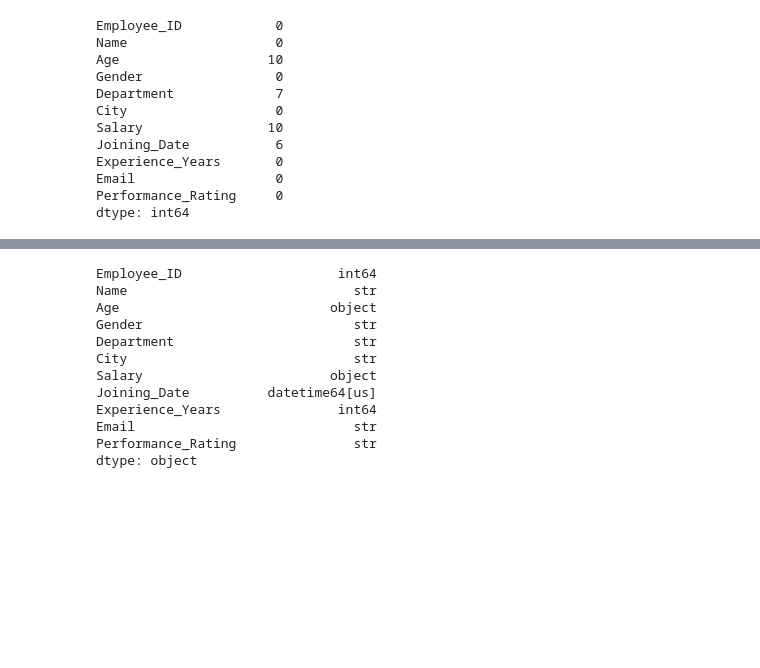
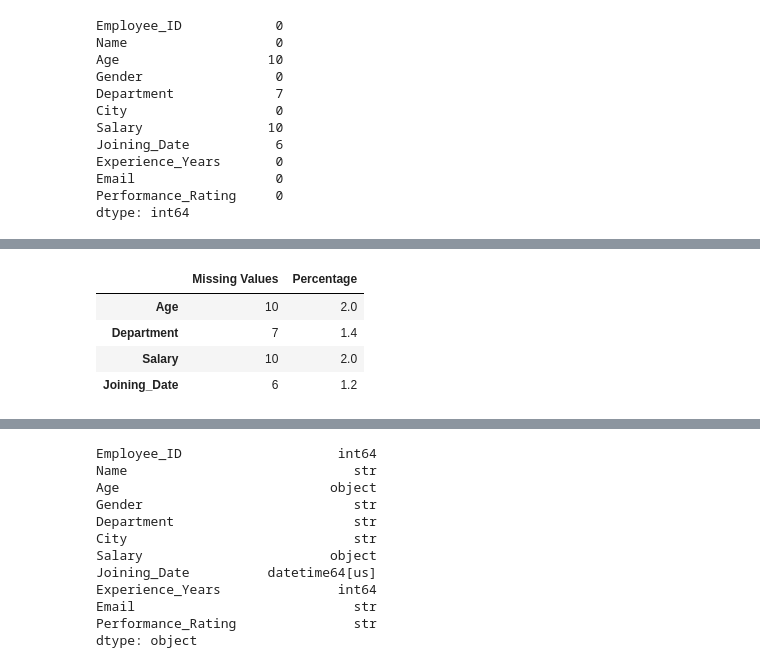
Before and after one commit to NupurDimri/CODSOFT_TASKSNO, a Jupyter notebook: Task 1/data_cleaning.ipynb, the cells around one changed output, grey strips where cells are left out. Saved outputs shown, nothing was run; the diff lists cells and outputs as text; code cells hidden in the pictures; blank space fills up the shorter version.

```diff
--- a/Task 1/data_cleaning.ipynb
+++ b/Task 1/data_cleaning.ipynb
@@ -103,0 +156,17 @@ np.int64(10)
+# %%
+missing_summary = pd.DataFrame({
+    "Missing Values": df.isnull().sum(),
+    "Percentage": (df.isnull().sum() / len(df)) * 100
+})
+
+missing_summary = missing_summary[
+    missing_summary["Missing Values"] > 0
+]
+
+missing_summary
+# %% [output]
+|  | Missing Values | Percentage |
+| Age | 10 | 2.0 |
+| Department | 7 | 1.4 |
+| Salary | 10 | 2.0 |
+| Joining_Date | 6 | 1.2 |
```
Also changed, not shown: parts of 55 cells of this notebook, 3 other files.
